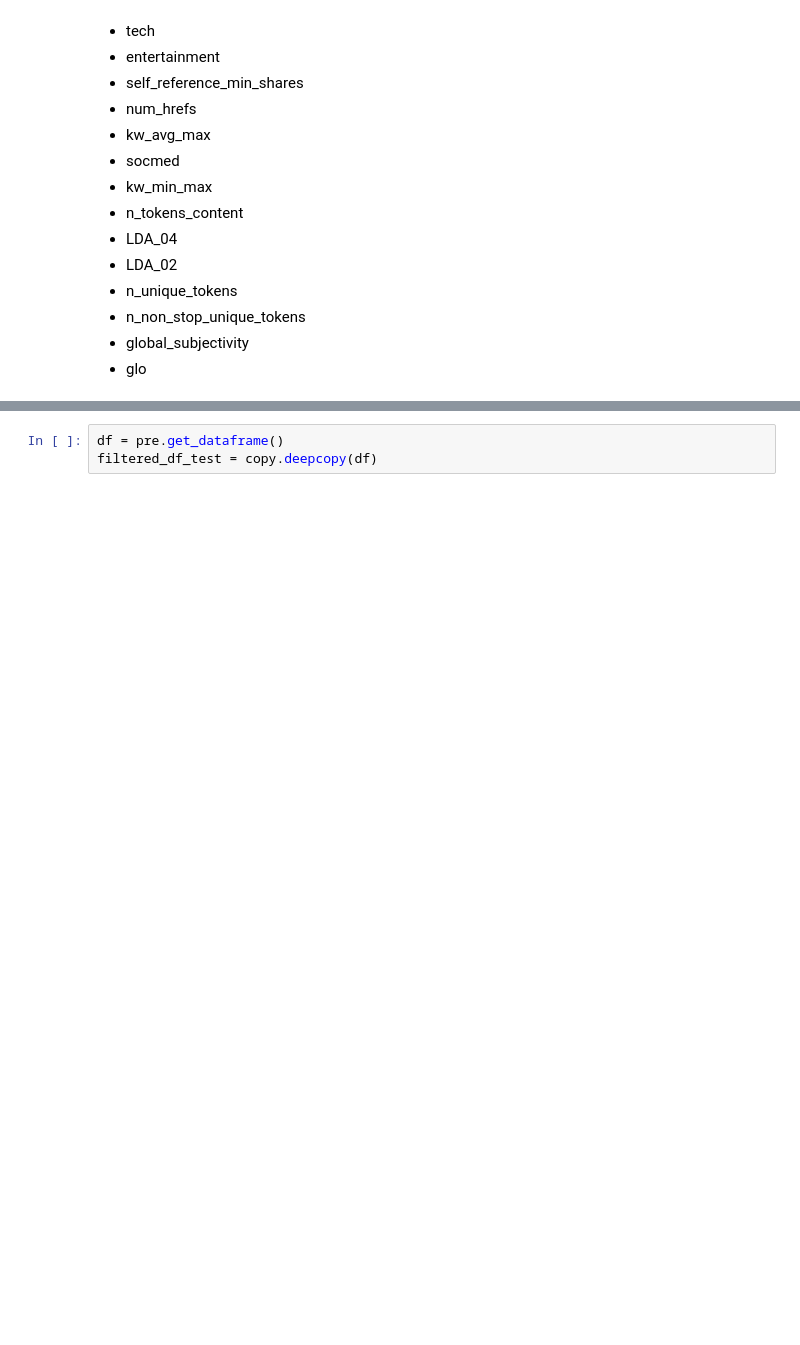
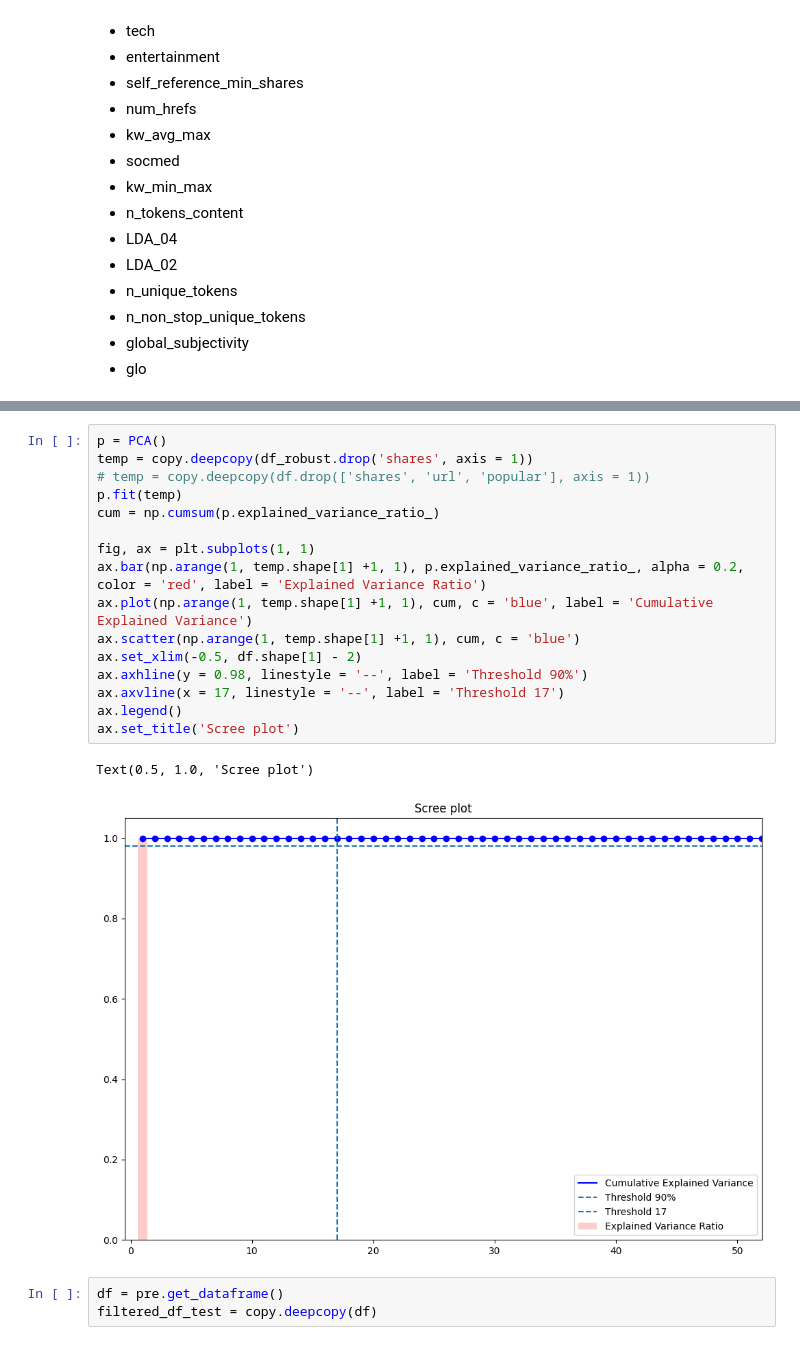
Before and after one commit to Mattizza/DSL-Online-News-Popularity, a Jupyter notebook: giugno.ipynb, the cells around one changed output, grey strips where cells are left out. Drawn from its saved outputs; the diff is of its cells as text; blank space fills up the shorter version.

```diff
--- a/giugno.ipynb
+++ b/giugno.ipynb
@@ -330,3 +515,22 @@ _ = plt.barh(y = sorted_list1, width = sorted_list2)
+# %%
+p = PCA()
+temp = copy.deepcopy(df_robust.drop('shares', axis = 1))
+# temp = copy.deepcopy(df.drop(['shares', 'url', 'popular'], axis = 1))
+p.fit(temp)
+cum = np.cumsum(p.explained_variance_ratio_)
+
+fig, ax = plt.subplots(1, 1)
+ax.bar(np.arange(1, temp.shape[1] +1, 1), p.explained_variance_ratio_, alpha = 0.2, color = 'red', label = 'Explained Variance Ratio')
+ax.plot(np.arange(1, temp.shape[1] +1, 1), cum, c = 'blue', label = 'Cumulative Explained Variance')
+ax.scatter(np.arange(1, temp.shape[1] +1, 1), cum, c = 'blue')
+ax.set_xlim(-0.5, df.shape[1] - 2)
+ax.axhline(y = 0.98, linestyle = '--', label = 'Threshold 90%')
+ax.axvline(x = 17, linestyle = '--', label = 'Threshold 17')
+ax.legend()
+ax.set_title('Scree plot')
+# %% [output]
+Text(0.5, 1.0, 'Scree plot')
+[figure, added]
 # %%
 df = pre.get_dataframe()
 filtered_df_test = copy.deepcopy(df)
```
Also changed, not shown: parts of 16 cells of this notebook, 2 other files.
